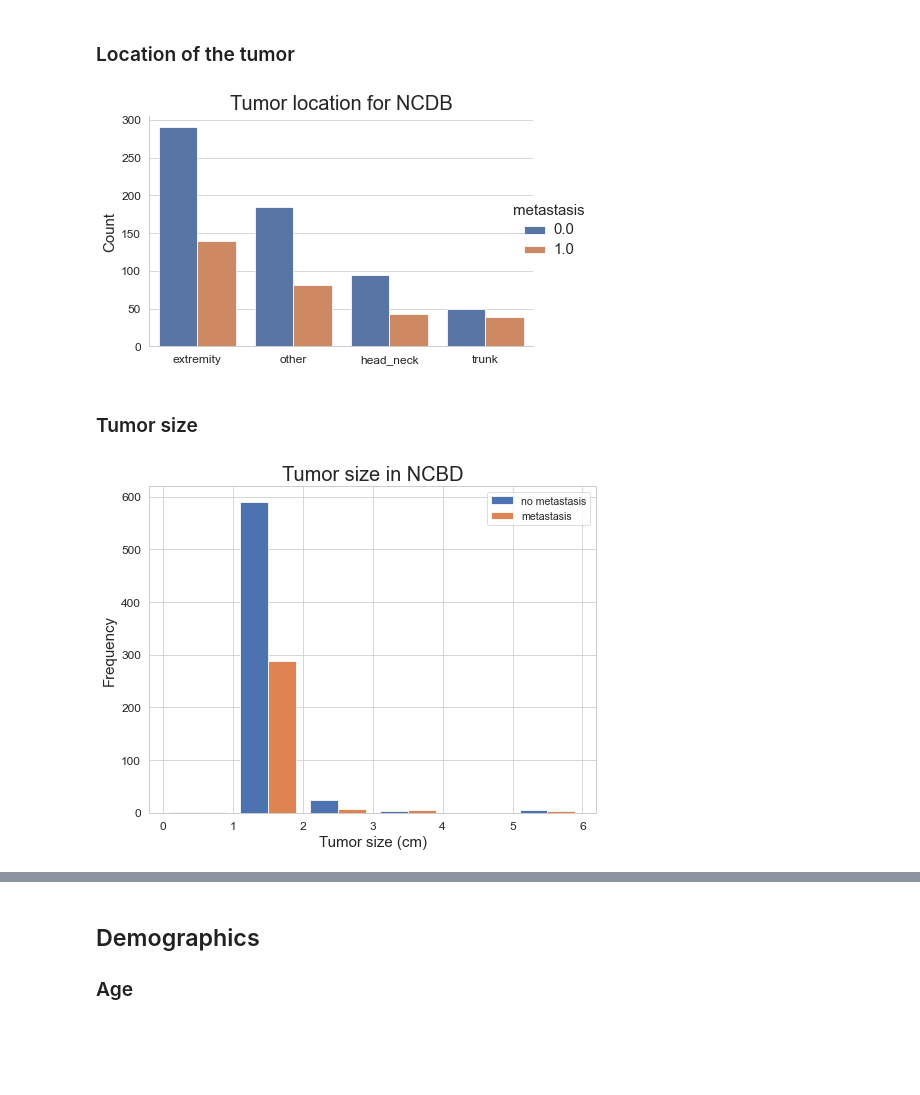
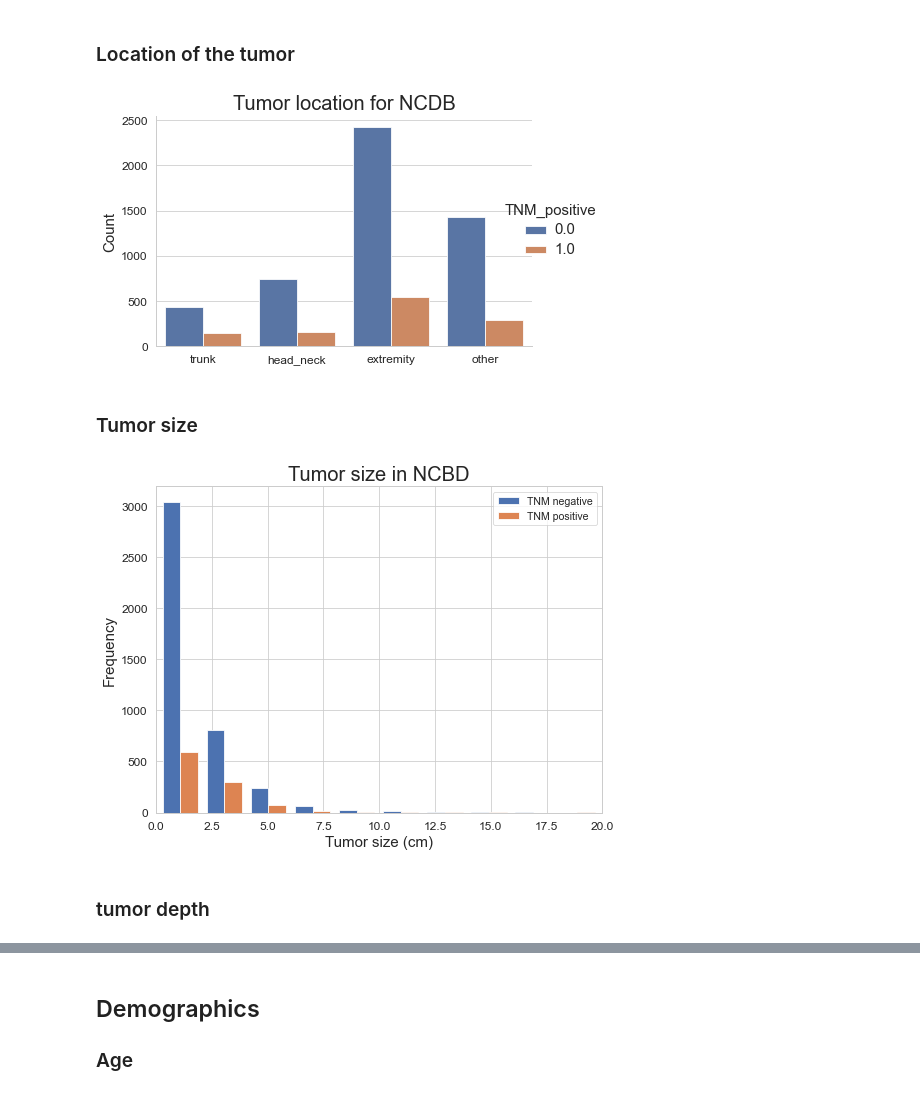
Before and after one commit to mvantieghem/mcc_metastasis, a Jupyter notebook: notebooks/02_exploring_data.ipynb, the cells around one changed output, grey strips where cells are left out. Saved outputs shown, nothing was run; the diff lists cells and outputs as text; code cells hidden in the pictures; blank space fills up the shorter version.

```diff
--- a/notebooks/02_exploring_data.ipynb
+++ b/notebooks/02_exploring_data.ipynb
@@ -23,0 +22,7 @@ df = pd.read_csv("../data/cleaned/NCDB_cleaned_N924.csv")
+# %%
+df = pd.read_csv("../data/cleaned/NCDB_cleaned_all_cases.csv")
+# select only features for analysis
+df = df[['metastasis', 'TNM_positive', 'AGE', 'tumor_size', 'tumor_depth', 'tumor_site', 'SEX',
+               'tumor_lymphocytes', 'lymph_vasc_invasion', 'immuno_suppressed']]
+df_complete = df.dropna(axis = 0)
+df.head()
@@ -44,33 +105,36 @@ AttributeError: module 'projectname.custom_funcs' has no attribute 'N_table'
 ### Location of the tumor
 # %%
 g = sns.catplot(data = df, x ="tumor_site" , kind = "count",
-                     hue = "metastasis" , height = 4, aspect = 1.5)
+                     hue = "TNM_positive" , height = 4, aspect = 1.5)
 plt.xlabel( "", size =  15)
 plt.ylabel ("Count",  size = 15)
 plt.xticks(fontsize = 12)
 plt.yticks(fontsize = 12)
 plt.setp(g._legend.get_title(), fontsize = 15)
 plt.setp(g._legend.get_texts(), fontsize = 15)
 plt.title("Tumor location for NCDB", fontsize = 20)
-plt.savefig('../figures/tumor_location.png', bbox_inches = 'tight')
+plt.savefig('../figures/TNM_positive_tumor_location.png', bbox_inches = 'tight')
 # %% [output]
-[figure, old version]
+[figure, new version]
 # %% [markdown]
 ### Tumor size
 # %%
-bins = np.linspace(0, 6, 7)
-group1 =  df.tumor_size_bins_cm[df.metastasis == 0]
-group2 = df.tumor_size_bins_cm[df.metastasis == 1]
+group1 =  df.tumor_size[df.TNM_positive == 0]
+group2 = df.tumor_size[df.TNM_positive == 1]
 
 plt.figure(figsize = (8, 6))
 plt.hist([group1, group2],
-        bins, label = ["no metastasis","metastasis"])
+        bins = 50, label = ["TNM negative","TNM positive"])
 plt.legend(loc = 'upper right')
 plt.xlabel("Tumor size (cm)", size =  15)
 plt.ylabel ("Frequency",  size = 15)
 plt.yticks(fontsize = 12)
 plt.xticks(fontsize = 12)
+plt.xlim(0, 20)
 plt.title("Tumor size in NCBD", size = 20)
+plt.savefig('../figures/tumor_size_TNM_positive.png', bbox_inches = 'tight')
 plt.show()
 # %% [output]
-[figure, old version]
+[figure, new version]
+# %% [markdown]
+### tumor depth
```
Also changed, not shown: parts of 21 cells of this notebook, 40 other files.
